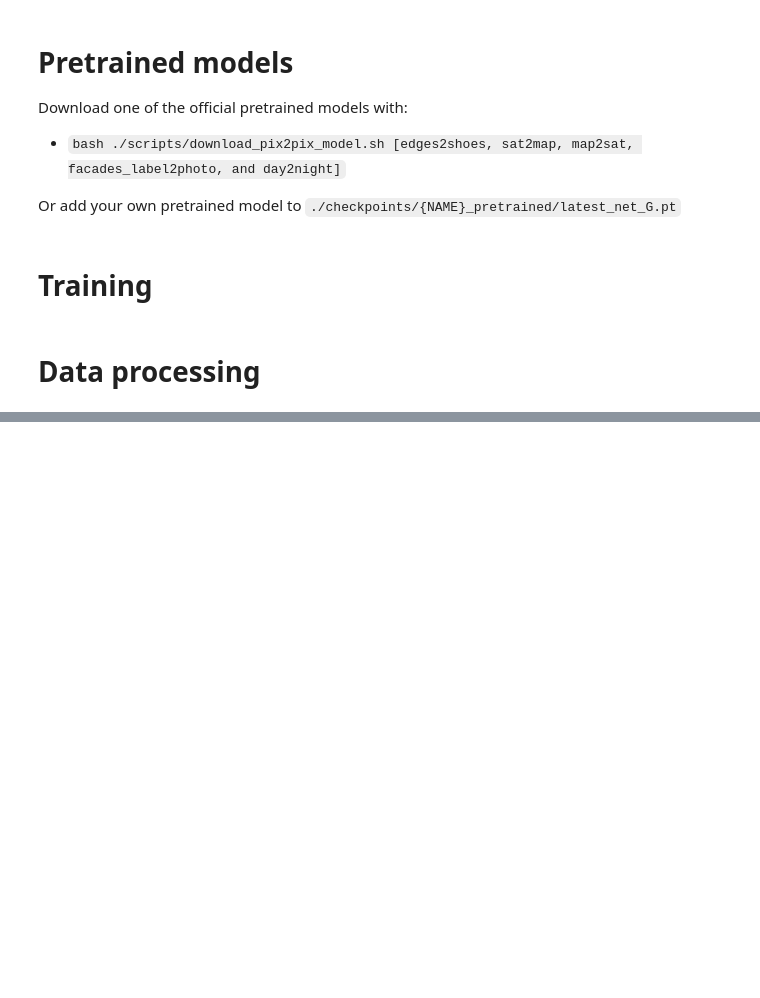
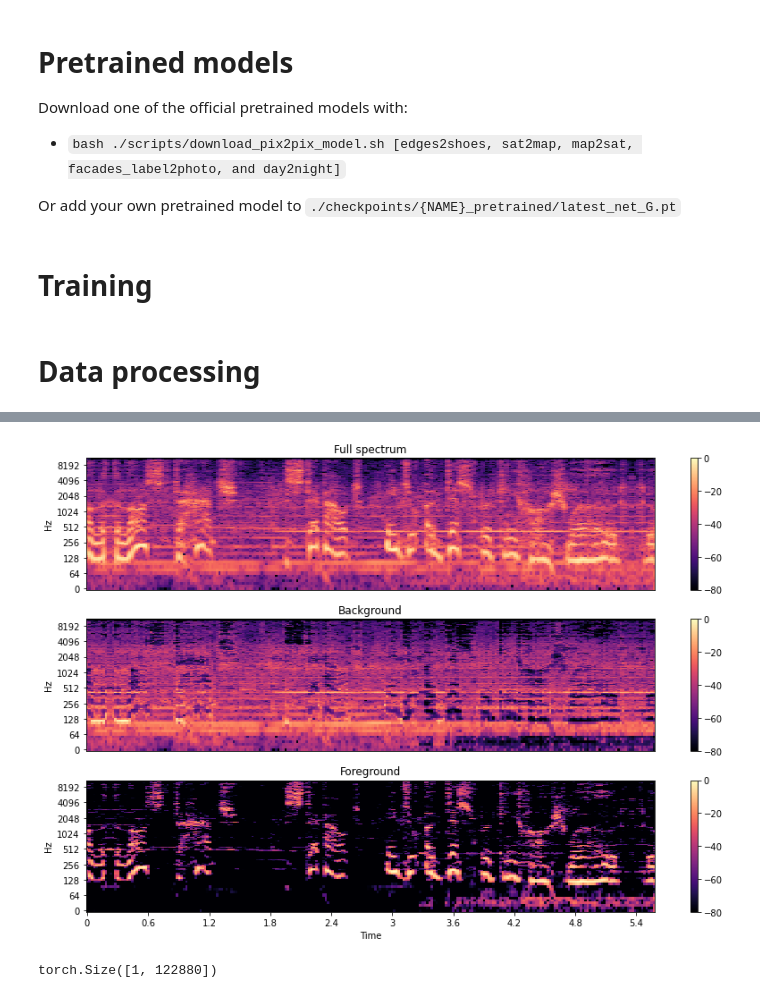
Before and after one commit to tinsirius/ECE6179_Project, a Jupyter notebook: notebook.ipynb, the cells around one changed output, grey strips where cells are left out. Cells and saved outputs as stored; diff of their text form; code cells hidden in the pictures; blank space fills up the shorter version.

```diff
--- a/notebook.ipynb
+++ b/notebook.ipynb
@@ -137,0 +443,62 @@ wav_to_spectro(dir_output)
+# %%
+# We can also use a margin to reduce bleed between the vocals and instrumentation masks.
+# Note: the margins need not be equal for foreground and background separation
+margin_i, margin_v = 2, 10
+power = 2
+
+mask_i = librosa.util.softmask(S_filter,
+                               margin_i * (S_full - S_filter),
+                               power=power)
+
+mask_v = librosa.util.softmask(S_full - S_filter,
+                               margin_v * S_filter,
+                               power=power)
+
+# Once we have the masks, simply multiply them with the input spectrum
+# to separate the components
+
+S_foreground = mask_v * S_full
+S_background = mask_i * S_full
+# %%
+# sphinx_gallery_thumbnail_number = 2
+
+plt.figure(figsize=(12, 8))
+plt.subplot(3, 1, 1)
+librosa.display.specshow(librosa.amplitude_to_db(S_full, ref=np.max),
+                         y_axis='log', sr=sr)
+plt.title('Full spectrum')
+plt.colorbar()
+
+plt.subplot(3, 1, 2)
+librosa.display.specshow(librosa.amplitude_to_db(S_background, ref=np.max),
+                         y_axis='log', sr=sr)
+plt.title('Background')
+plt.colorbar()
+plt.subplot(3, 1, 3)
+librosa.display.specshow(librosa.amplitude_to_db(S_foreground, ref=np.max),
+                         y_axis='log', x_axis='time', sr=sr)
+plt.title('Foreground')
+plt.colorbar()
+plt.tight_layout()
+plt.show()
+# %% [output]
+[figure, added]
+# %%
+def spectrogram_to_audio(spectro, filename, sample_rate=44100):
+    waveform = librosa.feature.inverse.mel_to_audio(spectro)
+
+    # Conver to tensor so we can save using torchaudio
+    waveform = np.reshape(waveform, (1, -1))
+    waveform = torch.from_numpy(waveform)
+
+    torchaudio.save(filename, waveform, sample_rate)
+
+y_foreground = librosa.istft(S_foreground * phase)
+waveform = np.reshape(y_foreground, (1, -1))
+waveform = torch.from_numpy(waveform)
+
+torchaudio.save('data/attenborough/our_planet_1_145.wav', waveform, sr)
+# spectrogram_to_audio(y_foreground, 'data/attenborough/our_planet_1_145.wav', sample_rate=int(44100/2))
+print(waveform.shape)
+# %% [output]
+torch.Size([1, 122880])
```
Also changed, not shown: parts of 16 cells of this notebook.
